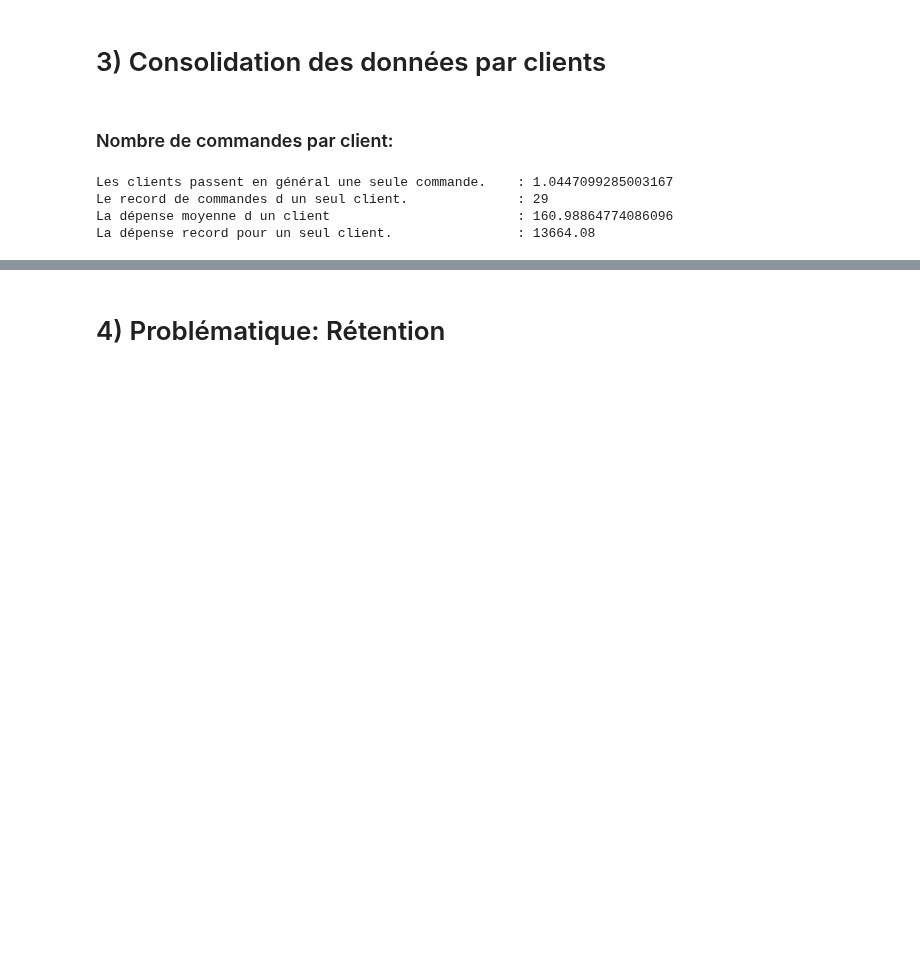
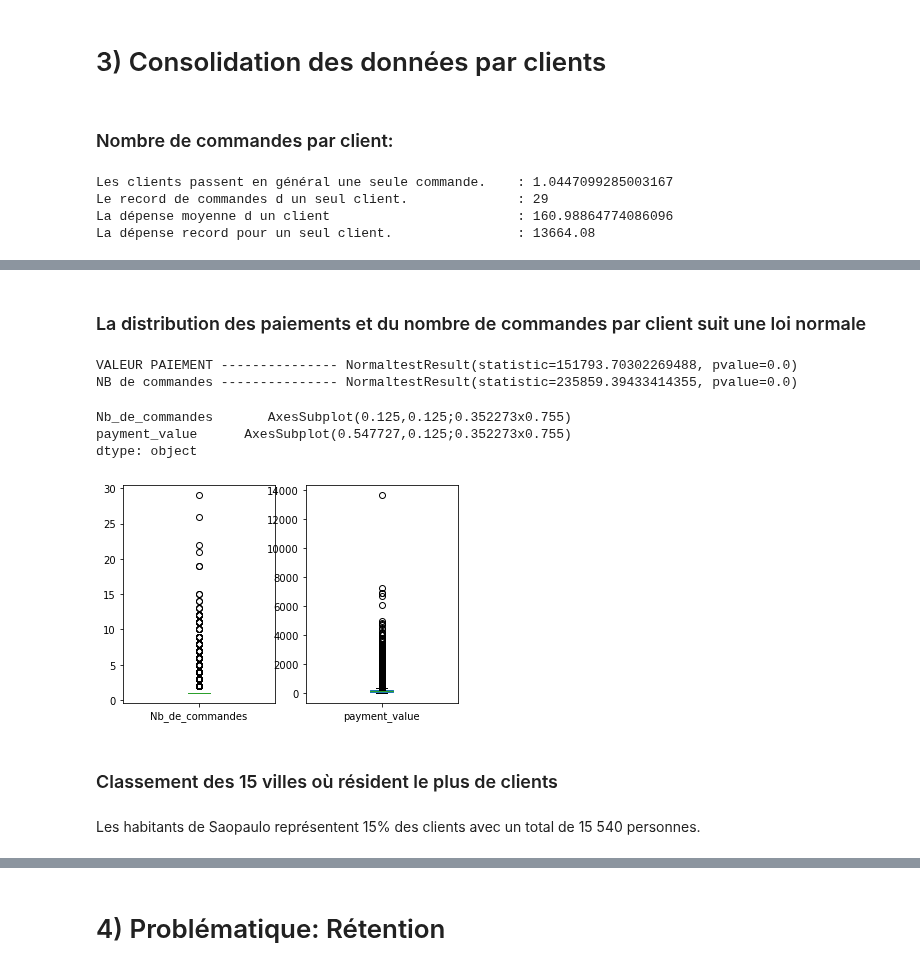
Before and after one commit to Passou/Projet-Olist-r-tention-client, a Jupyter notebook: Projet_Pierre_Passerotte_ECOMMERCE.ipynb, the cells around one changed output, grey strips where cells are left out. Cells and saved outputs as stored; diff of their text form; code cells hidden in the pictures; blank space fills up the shorter version.

```diff
--- a/Projet_Pierre_Passerotte_ECOMMERCE.ipynb
+++ b/Projet_Pierre_Passerotte_ECOMMERCE.ipynb
@@ -274,0 +309,5 @@ Paiements_par_clients.hist(bins = 14000, grid=True)
+# %%
+Nouvelle_base_client=pd.merge(customers,Nb_commandes_par_clients, on='customer_id')
+Nouvelle_base_client=pd.merge(Nouvelle_base_client, Paiements_par_clients, on='customer_id')
+Client_prop=Nouvelle_base_client.rename(columns={'order_id': 'Nb_de_commandes'})
+Client_prop.drop(['customer_unique_id','customer_zip_code_prefix'], axis=1)
@@ -274,0 +328,19 @@ Paiements_par_clients.hist(bins = 14000, grid=True)
+# %% [markdown]
+### La distribution des paiements et du nombre de commandes par client suit une loi normale
+# %%
+print('VALEUR PAIEMENT ---------------' ,scipy.stats.normaltest(Client_prop.payment_value))
+print('NB de commandes ---------------' ,scipy.stats.normaltest(Client_prop.Nb_de_commandes))
+# %% [output]
+VALEUR PAIEMENT --------------- NormaltestResult(statistic=151793.70302269488, pvalue=0.0)
+NB de commandes --------------- NormaltestResult(statistic=235859.39433414355, pvalue=0.0)
+# %%
+Client_prop[['Nb_de_commandes','payment_value']].plot(kind='box', subplots=True, sharex=True)
+# %% [output]
+Nb_de_commandes       AxesSubplot(0.125,0.125;0.352273x0.755)
+payment_value      AxesSubplot(0.547727,0.125;0.352273x0.755)
+dtype: object
+[figure, added]
+# %% [markdown]
+### Classement des 15 villes où résident le plus de clients
+# %% [markdown]
+Les habitants de Saopaulo représentent 15% des clients avec un total de 15 540 personnes.
```
Also changed, not shown: parts of 57 cells of this notebook.
